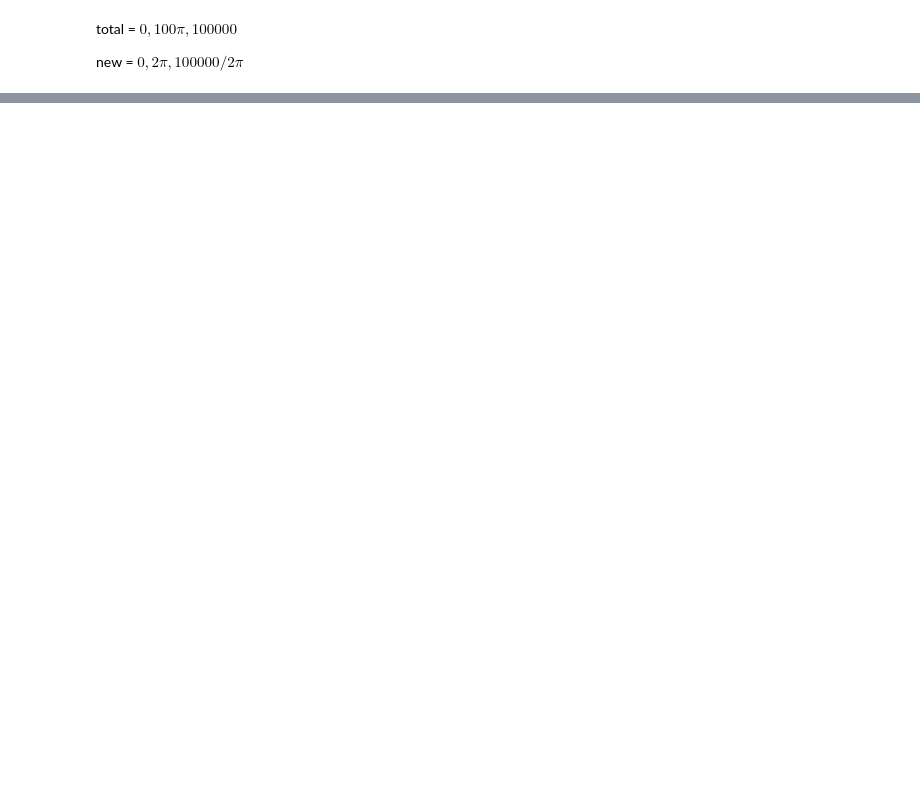
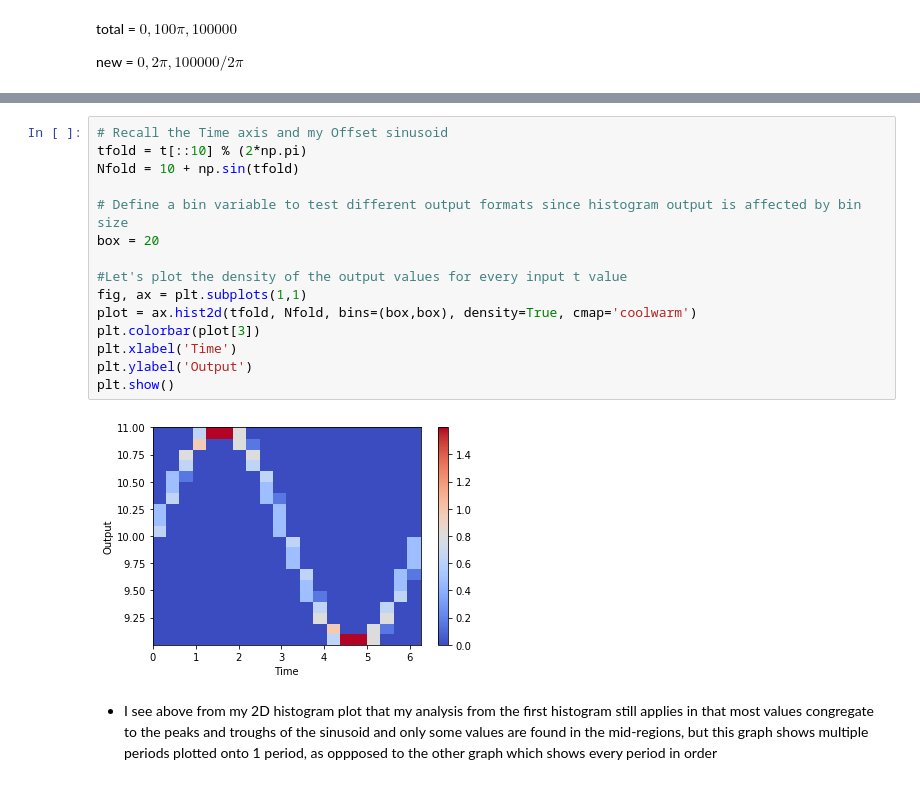
Before and after one commit to jbc1216/434-Portfolio, a Jupyter notebook: FinchCarr_HW04.ipynb, the cells around one changed output, grey strips where cells are left out. Saved outputs shown, nothing was run; the diff lists cells and outputs as text; blank space fills up the shorter version.

```diff
--- a/FinchCarr_HW04.ipynb
+++ b/FinchCarr_HW04.ipynb
@@ -150,0 +149,19 @@ new =   $0, 2\pi, 100000/2\pi$
+# %%
+# Recall the Time axis and my Offset sinusoid
+tfold = t[::10] % (2*np.pi)
+Nfold = 10 + np.sin(tfold)
+
+# Define a bin variable to test different output formats since histogram output is affected by bin size
+box = 20
+
+#Let's plot the density of the output values for every input t value
+fig, ax = plt.subplots(1,1)
+plot = ax.hist2d(tfold, Nfold, bins=(box,box), density=True, cmap='coolwarm')
+plt.colorbar(plot[3])
+plt.xlabel('Time')
+plt.ylabel('Output')
+plt.show()
+# %% [output]
+[figure, added]
+# %% [markdown]
+- I see above from my 2D histogram plot that my analysis from the first histogram still applies in that most values congregate to the peaks and troughs of the sinusoid and only some values are found in the mid-regions, but this graph shows multiple periods plotted onto 1 period, as oppposed to the other graph which shows every period in order
```
Also changed, not shown: parts of 4 cells of this notebook.
